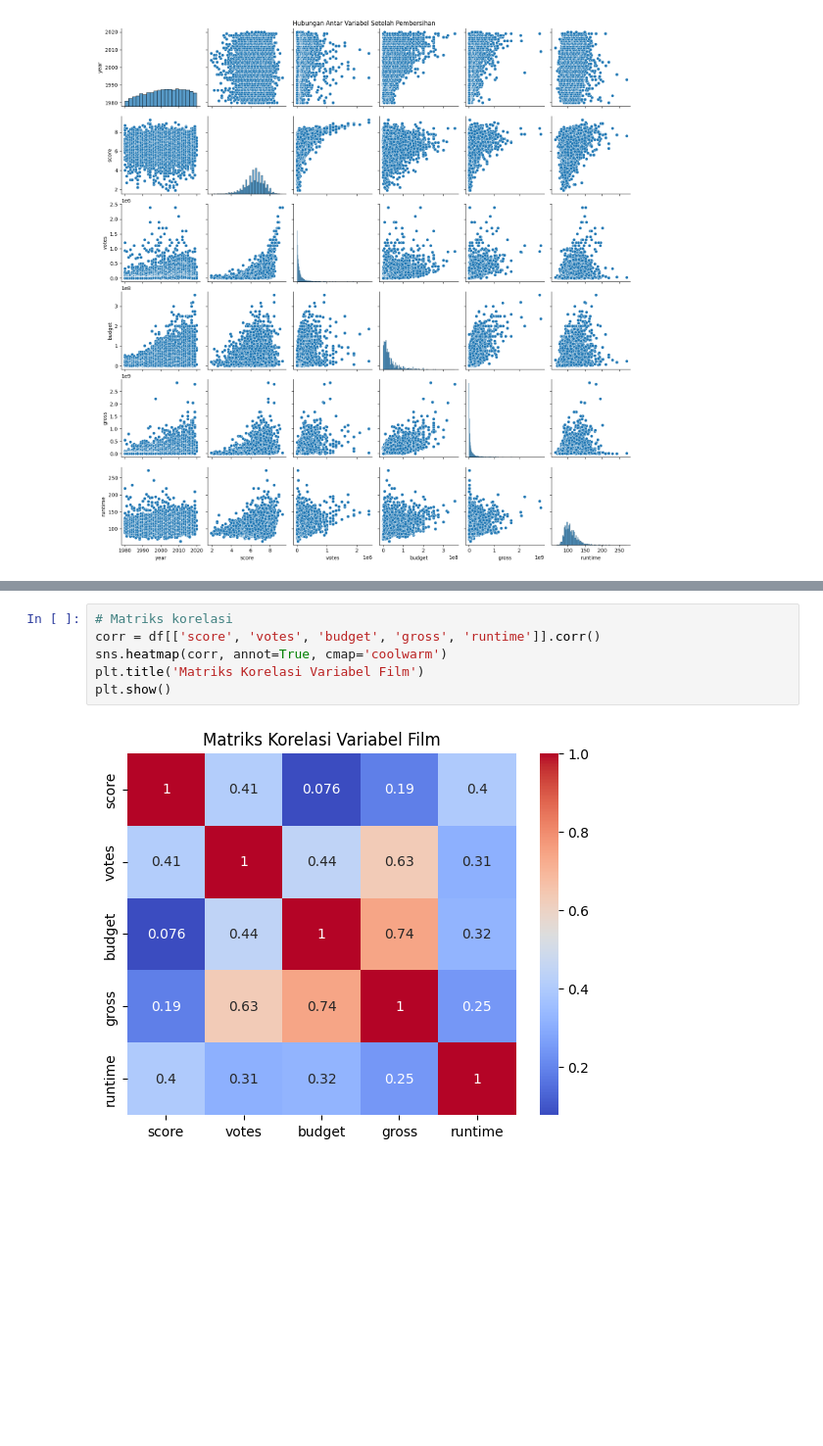
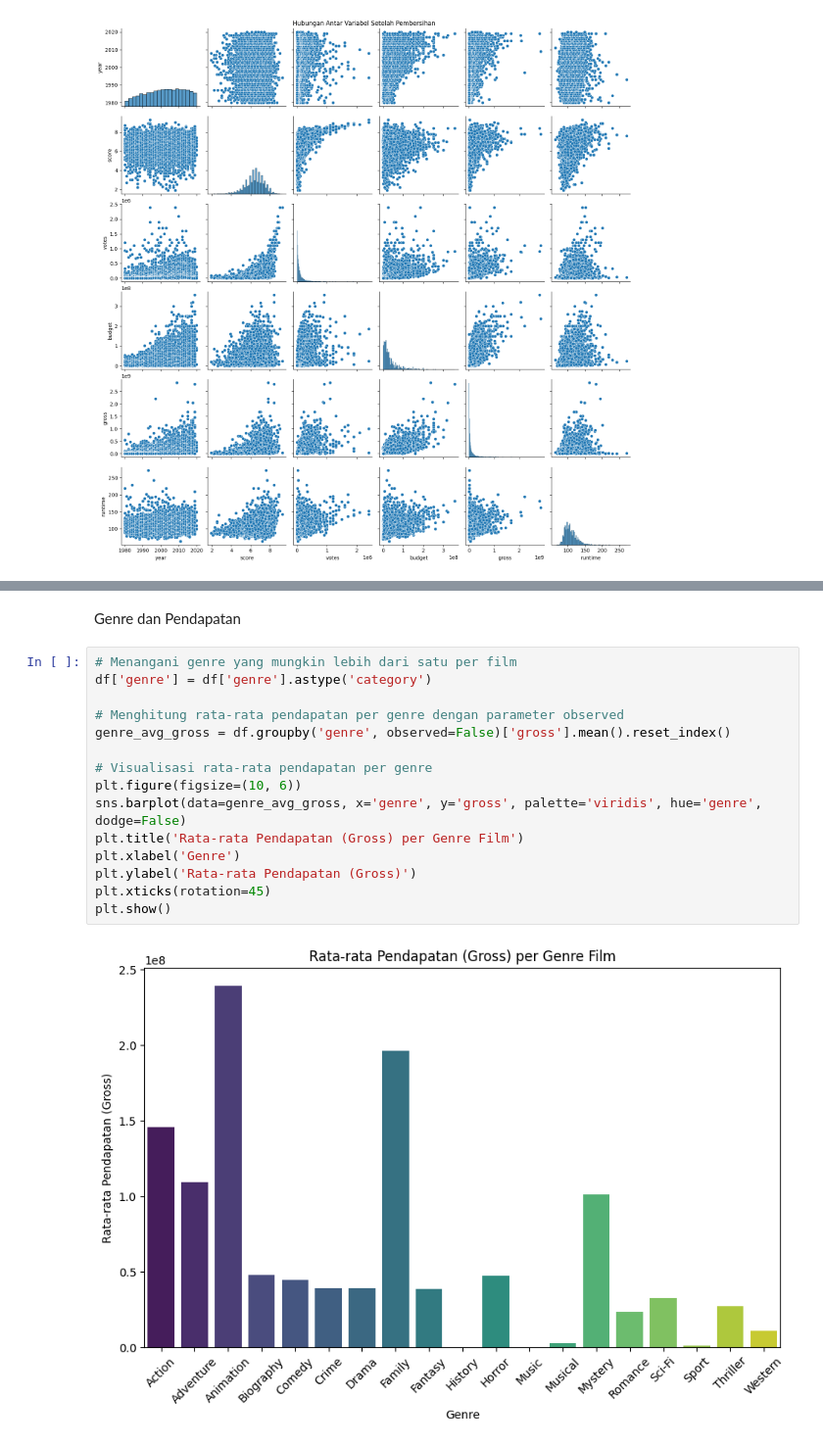
Before and after one commit to adzkykhairany/Movie-Analysis, a Jupyter notebook: movie.ipynb, the cells around one changed output, grey strips where cells are left out. Shown at 98% size. Saved outputs shown, nothing was run; the diff lists cells and outputs as text; blank space fills up the shorter version.

Commit message:
chore: Update README.md and perform data analysis

```diff
--- a/movie.ipynb
+++ b/movie.ipynb
@@ -259,8 +121,19 @@ plt.show()
-# %%
-# Matriks korelasi
-corr = df[['score', 'votes', 'budget', 'gross', 'runtime']].corr()
-sns.heatmap(corr, annot=True, cmap='coolwarm')
-plt.title('Matriks Korelasi Variabel Film')
-plt.show()
-# %% [output]
-[figure, removed]
+# %% [markdown]
+Genre dan Pendapatan
+# %%
+# Menangani genre yang mungkin lebih dari satu per film
+df['genre'] = df['genre'].astype('category')
+
+# Menghitung rata-rata pendapatan per genre dengan parameter observed
+genre_avg_gross = df.groupby('genre', observed=False)['gross'].mean().reset_index()
+
+# Visualisasi rata-rata pendapatan per genre
+plt.figure(figsize=(10, 6))
+sns.barplot(data=genre_avg_gross, x='genre', y='gross', palette='viridis', hue='genre', dodge=False)
+plt.title('Rata-rata Pendapatan (Gross) per Genre Film')
+plt.xlabel('Genre')
+plt.ylabel('Rata-rata Pendapatan (Gross)')
+plt.xticks(rotation=45)
+plt.show()
+# %% [output]
+[figure, added]
```
Also changed, not shown: parts of 15 cells of this notebook, 5 other files.
